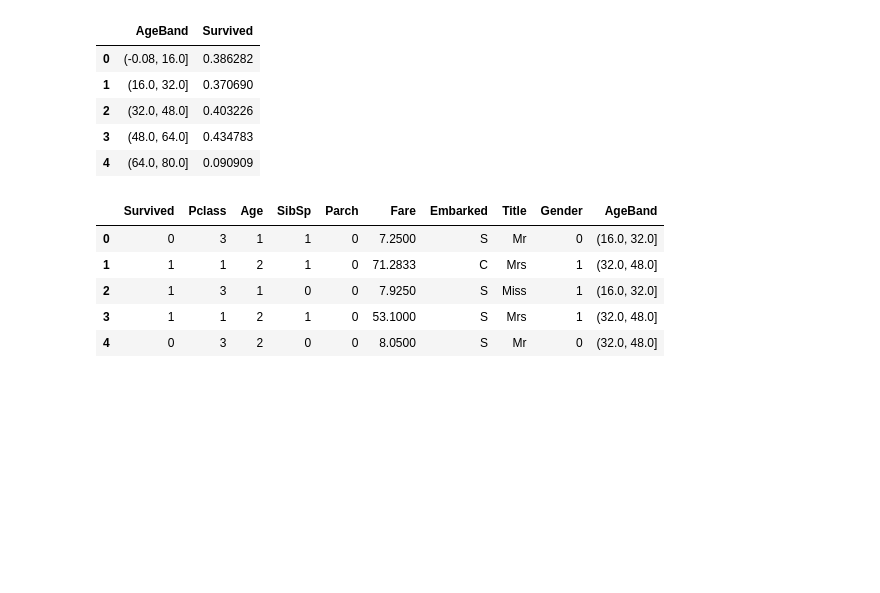
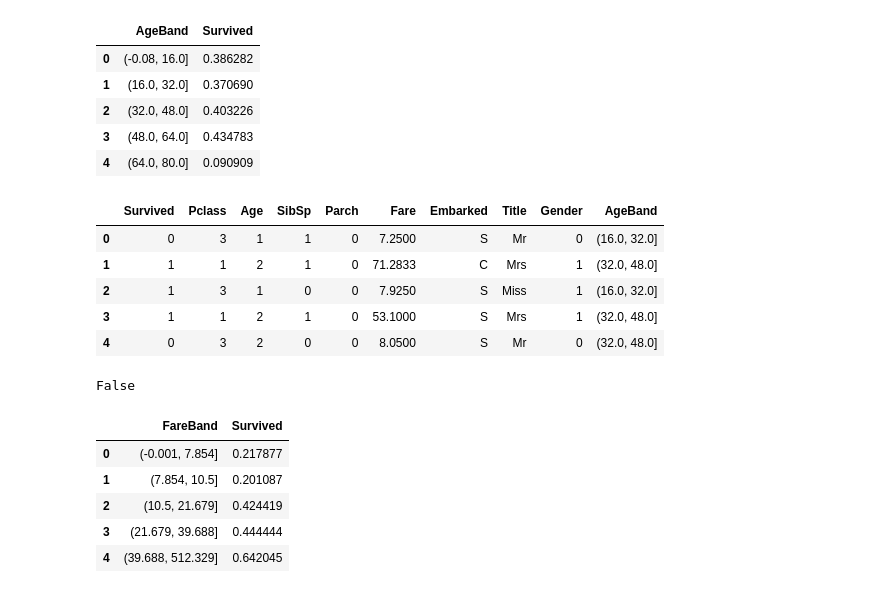
Before and after one commit to timjchandler/Titanic, a Jupyter notebook: exploration.ipynb, the cells around one changed output. Cells and saved outputs as stored; diff of their text form; code cells hidden in the pictures; blank space fills up the shorter version.

```diff
--- a/exploration.ipynb
+++ b/exploration.ipynb
@@ -202,5 +195,18 @@ data.head()
 | 4 | 0 | 3 | 2 | 0 | 0 | 8.0500 | S | Mr | 0 | (32.0, 48.0] |
 # %%
 dataset = dataset.drop(['AgeBand'], axis=1)
-# %%
-dataset =
+# %%
+type(dataset.columns.values)
+print('SibsSp' in dataset.columns.values)
+# %% [output]
+False
+# %%
+dataset['FareBand'] = pd.qcut(dataset['Fare'],5)
+dataset[['FareBand', 'Survived']].groupby(['FareBand'], as_index=False).mean().sort_values(by='FareBand', ascending=True)
+# %% [output]
+|  | FareBand | Survived |
+| 0 | (-0.001, 7.854] | 0.217877 |
+| 1 | (7.854, 10.5] | 0.201087 |
+| 2 | (10.5, 21.679] | 0.424419 |
+| 3 | (21.679, 39.688] | 0.444444 |
+| 4 | (39.688, 512.329] | 0.642045 |
```
Also changed, not shown: parts of 3 cells of this notebook, 5 other files.
